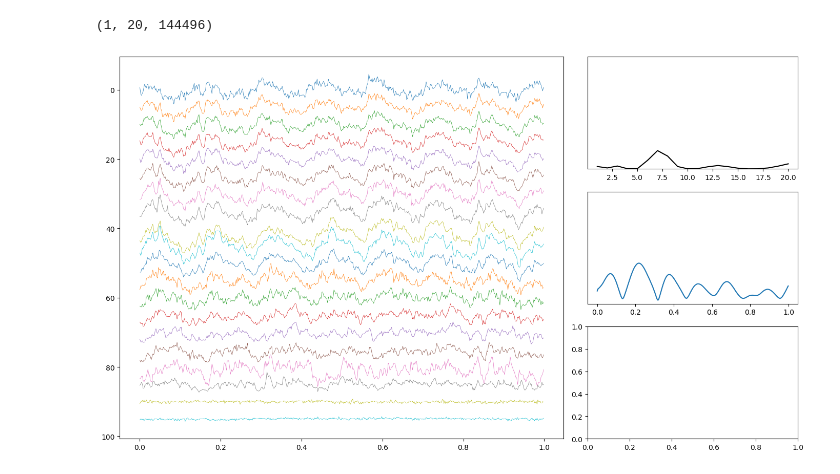
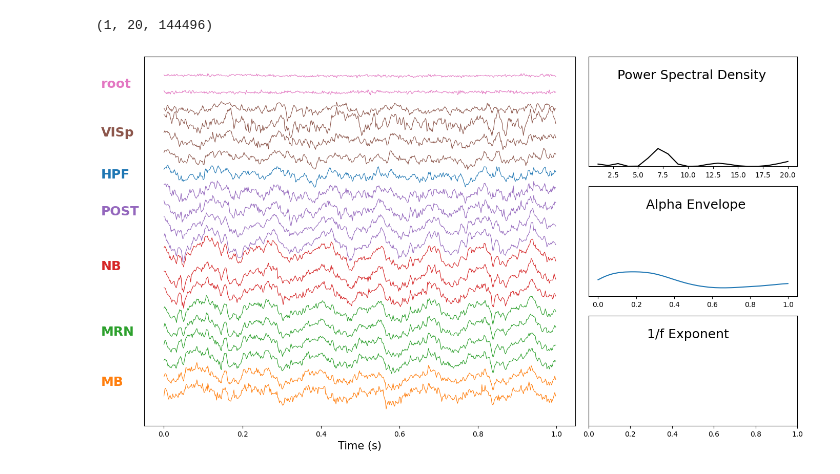
Before and after one commit to mwprestonjr/-a-periodic, a Jupyter notebook: code/animate_LFP.ipynb, the cells around one changed output. Drawn from its saved outputs; the diff is of its cells as text; code cells hidden in the pictures.

Commit message:
better region names

```diff
--- a/code/animate_LFP.ipynb
+++ b/code/animate_LFP.ipynb
@@ -110,9 +143,18 @@ envelope_alpha = np.abs(scipy.signal.hilbert(lfp_alpha))
 # %%
 chans = session.get_channels()
 lfp_chan_depths = [chans.loc[c]['probe_vertical_position'] for c in lfp.channel.values]
+lfp_chan_names = [chans.loc[c]['structure_acronym'] for c in lfp.channel.values]
+color_dict = {name: f'C{idx}' for idx, name in enumerate(np.unique(lfp_chan_names))}
+lfp_color_map = [color_dict[name] for name in lfp_chan_names]
 
 chans_in_brain = chans[(chans['probe_id']==1064735073)&(~chans['structure_acronym'].str.contains('root'))]
 first_channel_in_brain_position = chans_in_brain['probe_vertical_position'].max()
+# %%
+region_names = np.unique(lfp_chan_names)
+region_pos = list()
+for name in region_names:
+    region_chans = np.where(np.isin(lfp_chan_names, name))[0]
+    region_pos.append(np.mean(region_chans))
 # %%
 window_len = 500
 t_idx = 0
@@ -122,9 +164,12 @@ plot_times = spont_times[t_idx:t_idx+window_len]
 samp_freq = 500
 
 # set parameters
-freqs = list(range(1, 20 + 1))   # fequency values (Hz) over which to calculate TFR
+freqs = np.array(list(range(1, 20 + 1)))   # fequency values (Hz) over which to calculate TFR
 tfr_times = np.linspace(spont_lfp.time.values[0], spont_lfp.time.values[-1], len(spont_lfp.time.values))  # seconds
 tfrs = se.tfr(spont_lfp[chan_idx, :], freqs, samp_freq)
+
+freq_mask = np.logical_and(freqs > 1, freqs < 10)
+envelope_alpha = np.sum(tfrs[0, freq_mask, :], axis=0)
 # %%
 tfrs.shape
 # %% [output]
@@ -132,25 +177,43 @@ tfrs.shape
 # %%
 skip_factor = 5
 fig = plt.figure(figsize=(14,8), tight_layout=True)
 ax1 = plt.subplot2grid((3, 3), (0, 2), rowspan=1, colspan=1)
 ax2 = plt.subplot2grid((3, 3), (1, 2), rowspan=1, colspan=1)
 ax3 = plt.subplot2grid((3, 3), (2, 2), rowspan=1, colspan=1)
 ax4 = plt.subplot2grid((3, 3), (0, 0), rowspan=3, colspan=2)
 
 lfp_offset = np.arange(0, spont_lfp.shape[0]).reshape(-1,1)
 plot_lfp = ((spont_lfp[::skip_factor, bounds].values / np.max(spont_lfp.values))) * 10 + lfp_offset[::skip_factor]
-lines_lfp = ax4.plot(plot_times, plot_lfp.T, linewidth=0.5)
-plt.gca().invert_yaxis()
+
+lines_lfp = list()
+for line_idx in range(0, spont_lfp.shape[0], skip_factor):
+    plot_lfp = ((spont_lfp[line_idx, bounds].values / np.max(spont_lfp.values))) * 10 + lfp_offset[line_idx]
+
+    temp_line = ax4.plot(plot_times, plot_lfp, linewidth=0.8, color=lfp_color_map[line_idx])
+    lines_lfp.append(temp_line)
+
+# plt.gca().invert_yaxis()
+# ax4.set_yticks(region_pos, labels=region_names, fontsize=16)
+_ = ax4.set_yticks([])
+for name, pos in zip(region_names, region_pos):
+    ax4.text(ax1.get_xlim()[1] * -0.16, pos, name, fontsize=18, color=color_dict[name], weight='bold')
+
+ax4.set_xlabel('Time (s)', fontsize=15)
 
 lines_psd = ax1.plot(freqs, tfrs[0, :, t_idx + window_len // 2], color='k')
 ax1.set_ylim(0, np.max(tfrs))
 _ = ax1.set_yticks([])
+ax1.text(ax1.get_xlim()[1] * 0.14, ax1.get_ylim()[1] * 0.8, 'Power Spectral Density', fontsize=18)
 
 lines_envelope = ax2.plot(plot_times, envelope_alpha[bounds])
 ax2.set_ylim(0, np.max(envelope_alpha))
 _ = ax2.set_yticks([])
+ax2.text(ax2.get_xlim()[1] * 0.24, ax2.get_ylim()[1] * 0.8, 'Alpha Envelope', fontsize=18)
+
+ax3.text(ax3.get_xlim()[1] * 0.28, ax3.get_ylim()[1] * 0.8, '1/f Exponent', fontsize=18)
+_ = ax3.set_yticks([])
 # %% [output]
-[figure, old version]
+[figure, new version]
 # %%
 def update_plot(plot_idx):
     bounds = range(plot_idx, plot_idx+window_len)
```
Also changed, not shown: parts of 4 cells of this notebook.
